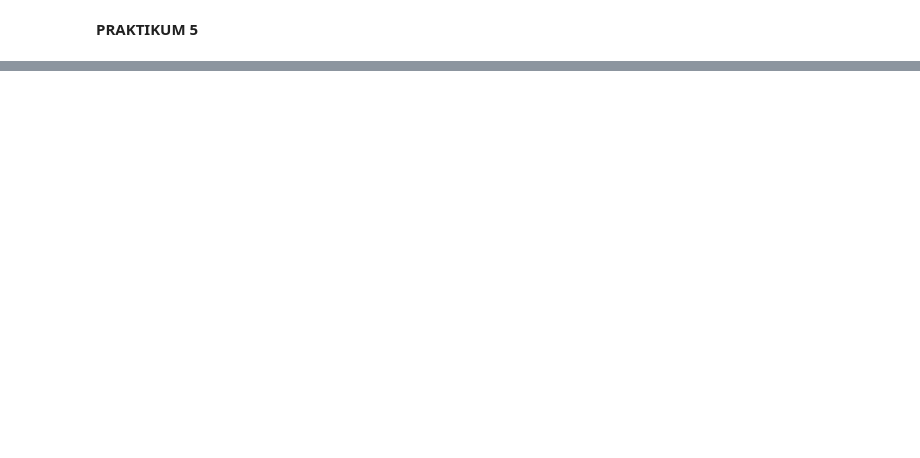
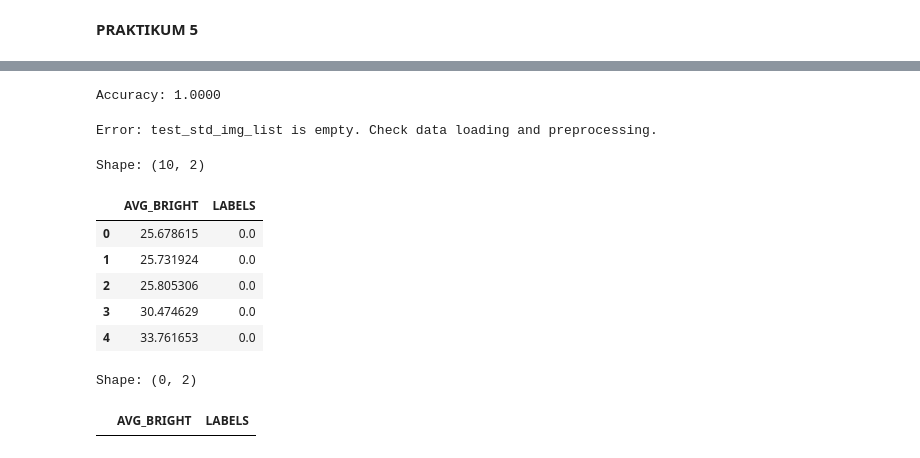
Before and after one commit to sbylash/23_Shasia-Sasa_ML, a Jupyter notebook: Week4.ipynb, the cells around one changed output, grey strips where cells are left out. Drawn from its saved outputs; the diff is of its cells as text; code cells hidden in the pictures; blank space fills up the shorter version.

```diff
--- a/Week4.ipynb
+++ b/Week4.ipynb
@@ -626,0 +735,62 @@ def label_encoder(label):
+# %%
+# Evaluate on train data
+evaluate(train_std_img_list, threshold=120)
+# %% [output]
+Accuracy: 1.0000
+# %%
+# Evaluate on test data
+
+# Load test data
+test_img = load_dataset(test_dir)
+
+# Preprocess
+test_std_img_list = preprocess(test_img)
+
+# Check if the image list is empty
+if not test_std_img_list:
+    print("Error: test_std_img_list is empty. Check data loading and preprocessing.")
+else:
+    # Predict
+    evaluate(test_std_img_list, threshold=120)
+# %% [output]
+Error: test_std_img_list is empty. Check data loading and preprocessing.
+# %%
+# Create function to extract feature for every images and stored in tabular data
+# Stored in Pandas dataframe
+def extract_avg_bright_feature(img_list):
+    avg_list = []
+    labels = []
+
+    for img in img_list:
+        img_avg = avg_brightness(img[0]) # Get the avg brightness from image
+        img_label = img[1] # Get the image label
+
+        avg_list.append(img_avg)
+        labels.append(img_label)
+
+    # Stack data in columcular way
+    data = np.column_stack((avg_list, labels))
+    # Create a Pandas dataframe
+    df = pd.DataFrame(data, columns=['AVG_BRIGHT', 'LABELS'])
+
+    return df
+# %%
+train_avg_img = extract_avg_bright_feature(train_std_img_list)
+print(f'Shape: {train_avg_img.shape}')
+train_avg_img.head()
+# %% [output]
+Shape: (10, 2)
+|  | AVG_BRIGHT | LABELS |
+| 0 | 25.678615 | 0.0 |
+| 1 | 25.731924 | 0.0 |
+| 2 | 25.805306 | 0.0 |
+| 3 | 30.474629 | 0.0 |
+| 4 | 33.761653 | 0.0 |
+# %%
+# Do the same thing on test data
+test_avg_img = extract_avg_bright_feature(test_std_img_list)
+print(f'Shape: {test_avg_img.shape}')
+test_avg_img.head()
+# %% [output]
+Shape: (0, 2)
+|  | AVG_BRIGHT | LABELS |
```
Also changed, not shown: parts of 49 cells of this notebook.
